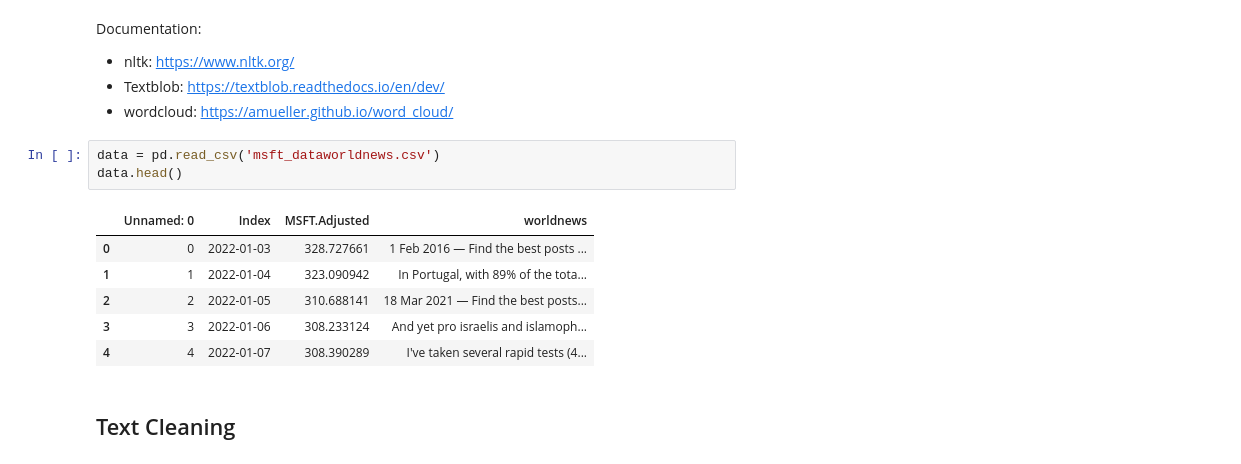
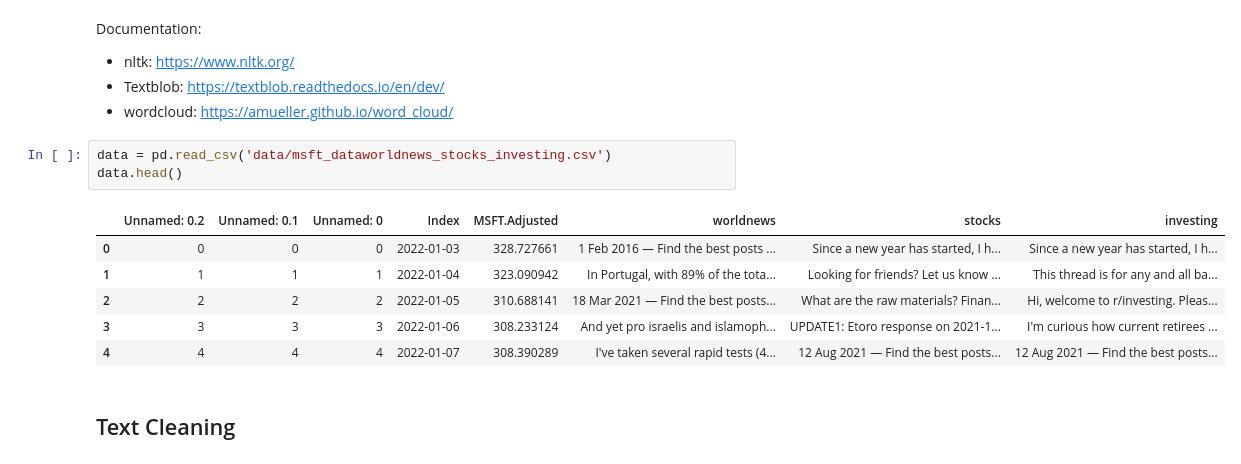
Before and after one commit to ansamz/Time_Series_Analysis_Finance, a Jupyter notebook: 2_reddit_sentiment.ipynb, the cells around one changed output. Saved outputs shown, nothing was run; the diff lists cells and outputs as text.

```diff
--- a/2_reddit_sentiment.ipynb
+++ b/2_reddit_sentiment.ipynb
@@ -30,15 +30,15 @@ Documentation:
 * Textblob: https://textblob.readthedocs.io/en/dev/
 * wordcloud: https://amueller.github.io/word_cloud/
 # %%
-data = pd.read_csv('msft_dataworldnews.csv')
+data = pd.read_csv('data/msft_dataworldnews_stocks_investing.csv')
 data.head()
 # %% [output]
-|  | Unnamed: 0 | Index | MSFT.Adjusted | worldnews |
-| 0 | 0 | 2022-01-03 | 328.727661 | 1 Feb 2016 — Find the best posts ... |
-| 1 | 1 | 2022-01-04 | 323.090942 | In Portugal, with 89% of the tota... |
-| 2 | 2 | 2022-01-05 | 310.688141 | 18 Mar 2021 — Find the best posts... |
-| 3 | 3 | 2022-01-06 | 308.233124 | And yet pro israelis and islamoph... |
-| 4 | 4 | 2022-01-07 | 308.390289 | I've taken several rapid tests (4... |
+|  | Unnamed: 0.2 | Unnamed: 0.1 | Unnamed: 0 | Index | MSFT.Adjusted | worldnews | stocks | investing |
+| 0 | 0 | 0 | 0 | 2022-01-03 | 328.727661 | 1 Feb 2016 — Find the best posts ... | Since a new year has started, I h... | Since a new year has started, I h... |
+| 1 | 1 | 1 | 1 | 2022-01-04 | 323.090942 | In Portugal, with 89% of the tota... | Looking for friends? Let us know ... | This thread is for any and all ba... |
+| 2 | 2 | 2 | 2 | 2022-01-05 | 310.688141 | 18 Mar 2021 — Find the best posts... | What are the raw materials? Finan... | Hi, welcome to r/investing. Pleas... |
+| 3 | 3 | 3 | 3 | 2022-01-06 | 308.233124 | And yet pro israelis and islamoph... | UPDATE1: Etoro response on 2021-1... | I'm curious how current retirees ... |
+| 4 | 4 | 4 | 4 | 2022-01-07 | 308.390289 | I've taken several rapid tests (4... | 12 Aug 2021 — Find the best posts... | 12 Aug 2021 — Find the best posts... |
 # %% [markdown]
 ## Text Cleaning
 # %%
```
Also changed, not shown: parts of 9 cells of this notebook, 5 other files.
